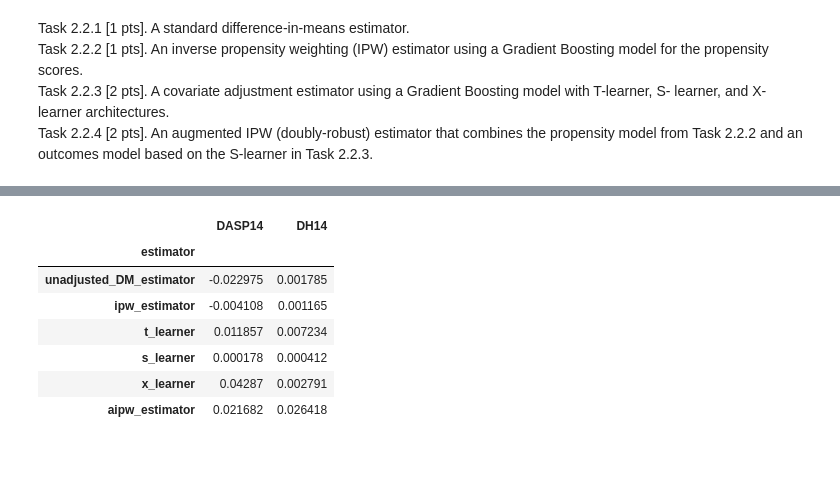
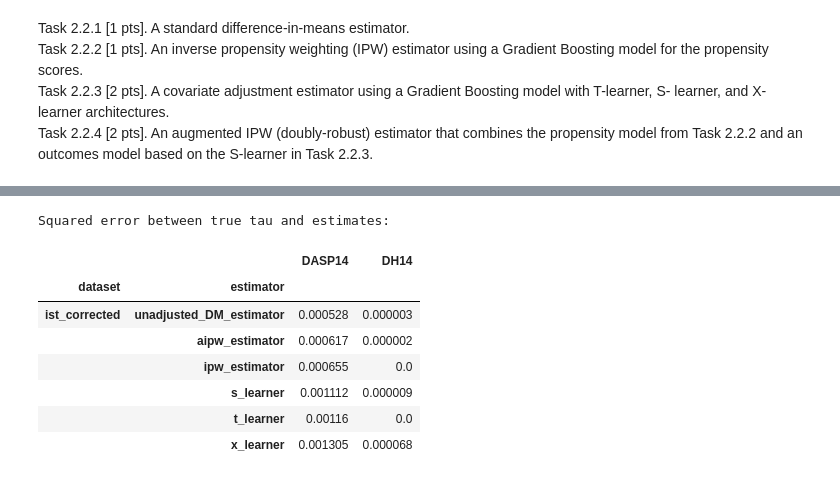
Before and after one commit to furtherAdu/cph-200b, a Jupyter notebook: notebooks/CPH_200B_Project_2_Machine_Learning-based_Causal_Effect_Estimation.ipynb, the cells around one changed output, grey strips where cells are left out. Drawn from its saved outputs; the diff is of its cells as text; code cells hidden in the pictures.

Commit message:
add asymptotic normality checks, MSE of true tau and estimates

```diff
--- a/notebooks/CPH_200B_Project_2_Machine_Learning-based_Causal_Effect_Estimation.ipynb
+++ b/notebooks/CPH_200B_Project_2_Machine_Learning-based_Causal_Effect_Estimation.ipynb
@@ -215,17 +215,24 @@ ist_datasets = [ist_original, ist_corrected]
 
 estimator_names = [x.__name__ for x in estimators]
 dataset_names = [x.name for x in ist_datasets]
+treatment_cols = [asp_col, combined_hep_col]
+variance_cols = [f'var_{x}' for x in treatment_cols]
 
 index = pd.MultiIndex.from_product([dataset_names, estimator_names], names=['dataset', 'estimator'])
-tau_results = pd.DataFrame(index=index, columns=[asp_col, combined_hep_col])
+tau_results = pd.DataFrame(index=index, columns=treatment_cols+variance_cols)
 # %%
-for data, tau_estimator, treatment in product(ist_datasets, estimators, [asp_col, combined_hep_col]):
+for data, tau_estimator, treatment in product(ist_datasets, estimators, treatment_cols):
     estimator_name = tau_estimator.__name__
     dataset_name = data.name
+    var_estimator = f'var_{treatment}'
+    if dataset_name == 'ist_original' and estimator_name != 'unadjusted_DM_estimator':
+        continue
     treatment_observed = ~data[treatment].isna()
-    tau = tau_estimator(data[treatment_observed], treatment_var=treatment, outcome_var=mortality14_col, covariates=covariates)
-    tau_results.loc[(dataset_name, estimator_name), treatment] = tau
+    tau, var_tau = tau_estimator(data[treatment_observed], treatment_var=treatment, outcome_var=mortality14_col, covariates=covariates)
+    tau_results.loc[(dataset_name, estimator_name), [treatment, var_estimator]] = tau, var_tau
     print(f"{dataset_name} {estimator_name}, avg. effect for {treatment}: {tau}")
+
+tau_results.dropna(inplace=True, how='all')
 # %% [output]
 ist_original unadjusted_DM_estimator, avg. effect for DASP14: -0.03498893363044499
 ist_original unadjusted_DM_estimator, avg. effect for DH14: -0.0033441506096889423
@@ -264,15 +251,22 @@ tau_results
-# %%
-# get difference of estimates
-diff_in_estimates = tau_results.query('dataset=="ist_original"').droplevel('dataset') \
-    - tau_results.query('dataset=="ist_corrected"').droplevel('dataset')
-
-diff_in_estimates
-# %% [output]
-|  | DASP14 | DH14 |
-| estimator |  |  |
-| unadjusted_DM_estimator | -0.022975 | 0.001785 |
-| ipw_estimator | -0.004108 | 0.001165 |
-| t_learner | 0.011857 | 0.007234 |
-| s_learner | 0.000178 | 0.000412 |
-| x_learner | 0.04287 | 0.002791 |
-| aipw_estimator | 0.021682 | 0.026418 |
+# %%
+# compare tau
+# get difference
+diff_in_tau = tau_results.query('dataset=="ist_corrected"')[treatment_cols] - \
+    tau_results.query('dataset=="ist_original"')[treatment_cols].values
+
+# get squared error
+mse_tau = diff_in_tau ** 2
+mse_tau.sort_values(treatment_cols[0], inplace=True)
+
+print('Squared error between true tau and estimates:')
+mse_tau
+# %% [output]
+Squared error between true tau and estimates:
+|  |  | DASP14 | DH14 |
+| dataset | estimator |  |  |
+| ist_corrected | unadjusted_DM_estimator | 0.000528 | 0.000003 |
+|  | aipw_estimator | 0.000617 | 0.000002 |
+|  | ipw_estimator | 0.000655 | 0.0 |
+|  | s_learner | 0.001112 | 0.000009 |
+|  | t_learner | 0.00116 | 0.0 |
+|  | x_learner | 0.001305 | 0.000068 |
```
Also changed, not shown: parts of 4 cells of this notebook, 2 other files.
